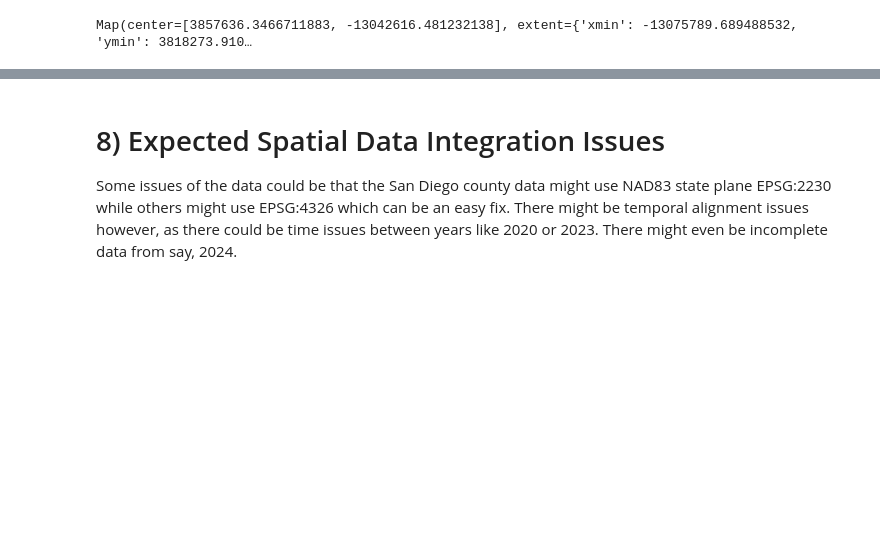
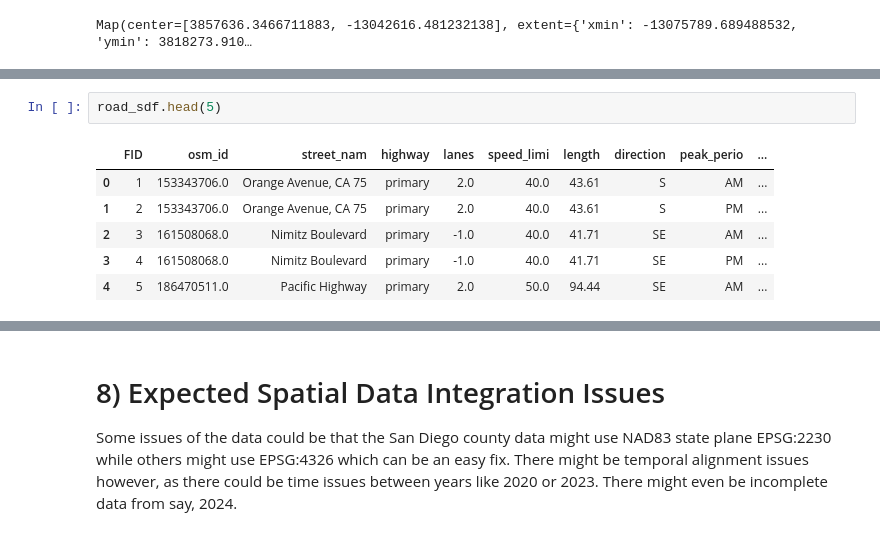
Before and after one commit to kev374k/dsc170_final_project, a Jupyter notebook: project.ipynb, the cells around one changed output, grey strips where cells are left out. Drawn from its saved outputs; the diff is of its cells as text; blank space fills up the shorter version.

```diff
--- a/project.ipynb
+++ b/project.ipynb
@@ -800,0 +821,9 @@ Map(center=[3857636.3466711883, -13042616.481232138], extent={'xmin': -13075789.
+# %%
+road_sdf.head(5)
+# %% [output]
+|  | FID | osm_id | street_nam | highway | lanes | speed_limi | length | direction | peak_perio | ... |
+| 0 | 1 | 153343706.0 | Orange Avenue, CA 75 | primary | 2.0 | 40.0 | 43.61 | S | AM | ... |
+| 1 | 2 | 153343706.0 | Orange Avenue, CA 75 | primary | 2.0 | 40.0 | 43.61 | S | PM | ... |
+| 2 | 3 | 161508068.0 | Nimitz Boulevard | primary | -1.0 | 40.0 | 41.71 | SE | AM | ... |
+| 3 | 4 | 161508068.0 | Nimitz Boulevard | primary | -1.0 | 40.0 | 41.71 | SE | PM | ... |
+| 4 | 5 | 186470511.0 | Pacific Highway | primary | 2.0 | 50.0 | 94.44 | SE | AM | ... |
```
Also changed, not shown: parts of 34 cells of this notebook.
